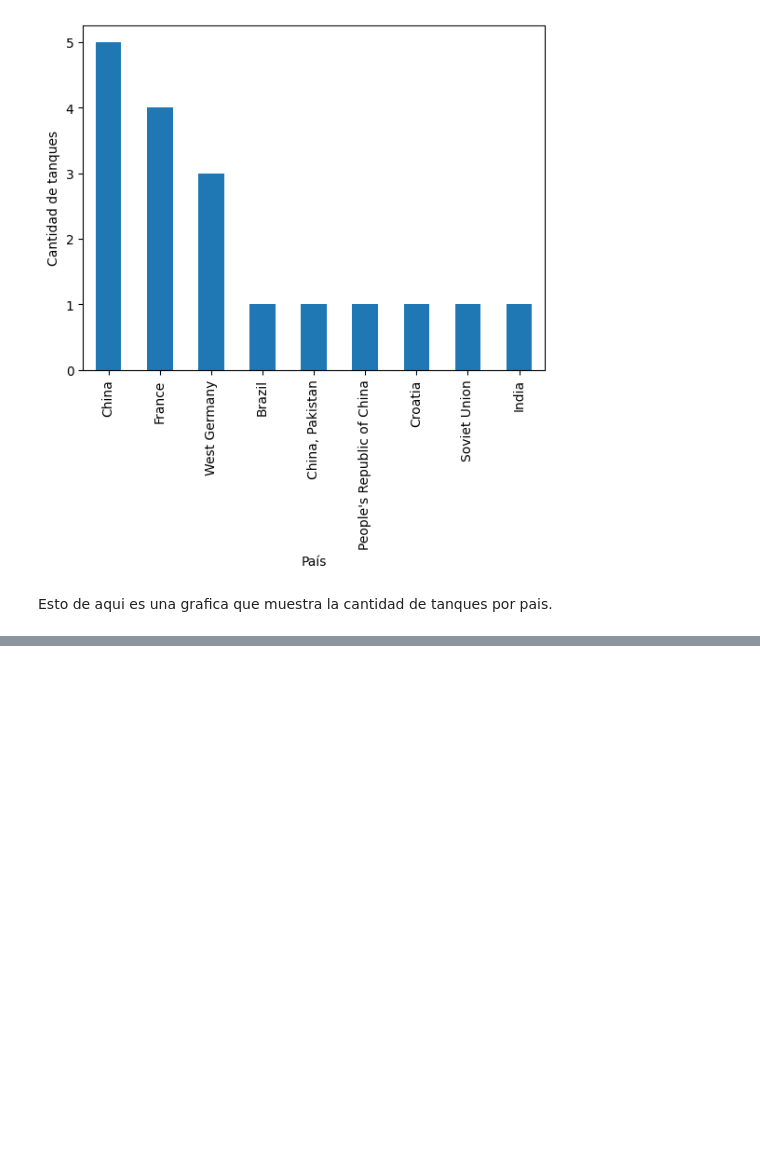
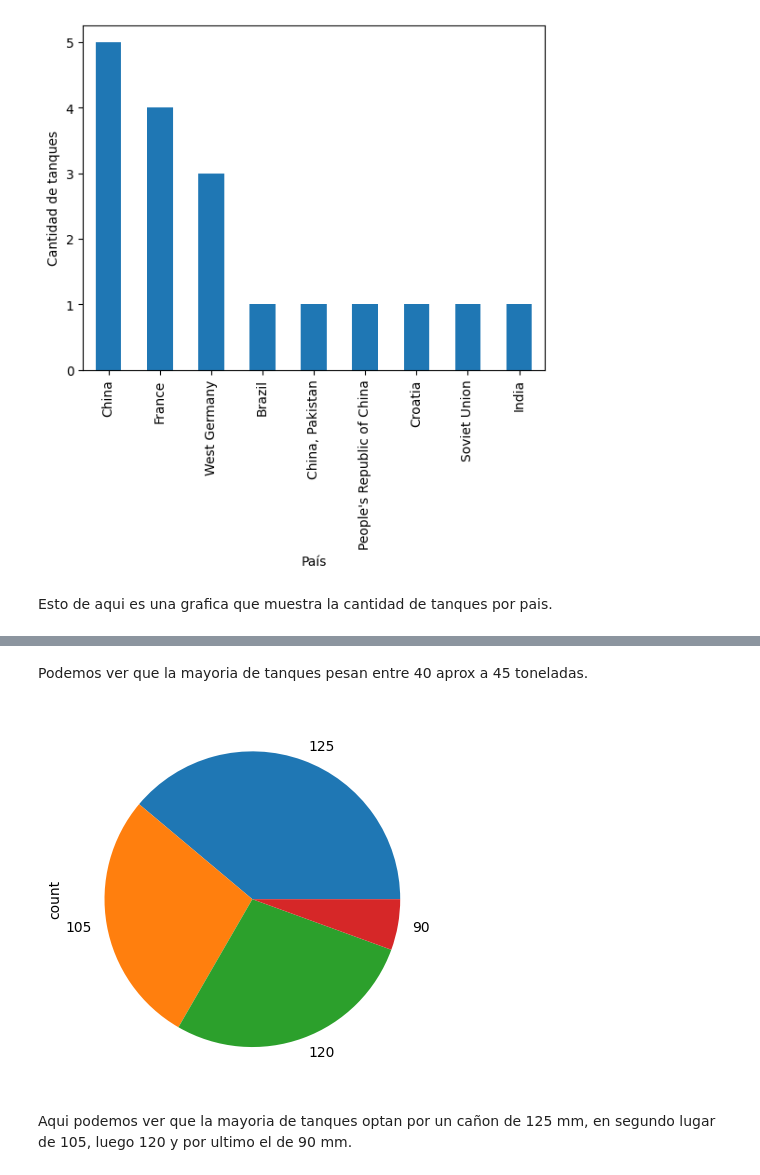
Before and after one commit to EnricUlloa/binder, a Jupyter notebook: militaryTanks.ipynb, the cells around one changed output, grey strips where cells are left out. Cells and saved outputs as stored; diff of their text form; code cells hidden in the pictures; blank space fills up the shorter version.

```diff
--- a/militaryTanks.ipynb
+++ b/militaryTanks.ipynb
@@ -123,0 +129,9 @@ Esto de aqui es una grafica que muestra la cantidad de tanques por pais.
+# %% [markdown]
+Podemos ver que la mayoria de tanques pesan entre 40 aprox a 45 toneladas.
+# %%
+df["Main Weapon Caliber"].value_counts().plot(kind="pie")
+plt.show()
+# %% [output]
+[figure, added]
+# %% [markdown]
+Aqui podemos ver que la mayoria de tanques optan por un cañon de 125 mm, en segundo lugar de 105, luego 120 y por ultimo el de 90 mm.
```
Also changed, not shown: parts of 1 cell of this notebook.
